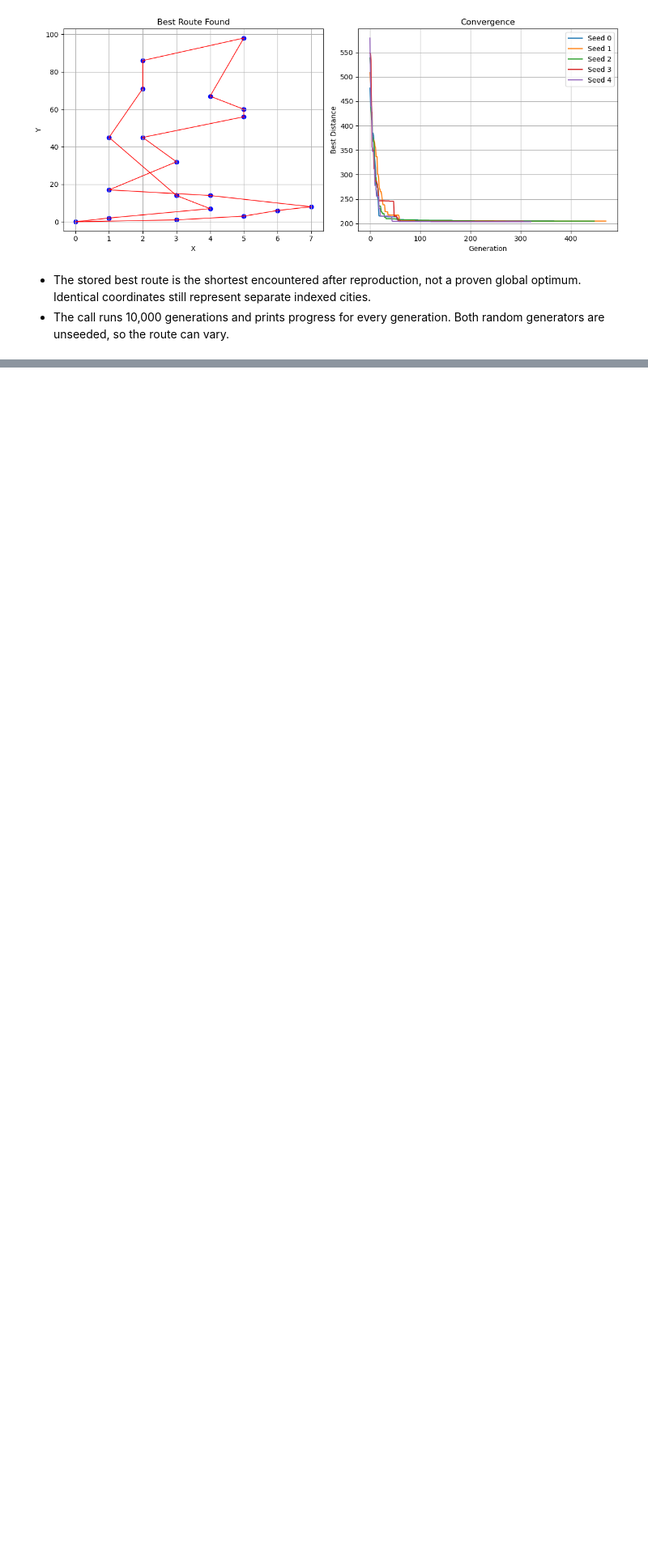
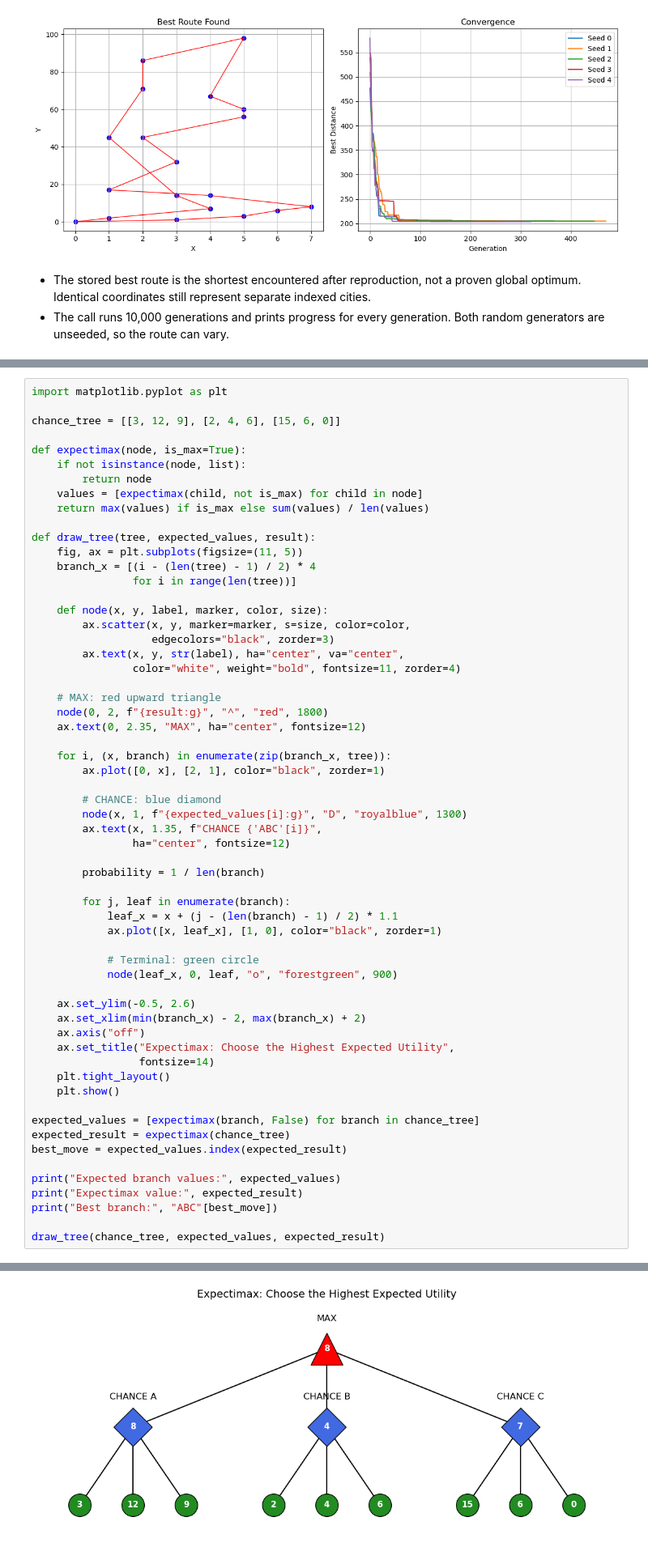
Before and after one commit to jalil-piran/AI, a Jupyter notebook: AI_2026.ipynb, the cells around one changed output, grey strips where cells are left out. Shown at 81% size. Saved outputs shown, nothing was run; the diff lists cells and outputs as text; blank space fills up the shorter version.

```diff
--- a/AI_2026.ipynb
+++ b/AI_2026.ipynb
@@ -1867,0 +2633,61 @@ Best distance found: 203.5911
+# %%
+import matplotlib.pyplot as plt
+
+chance_tree = [[3, 12, 9], [2, 4, 6], [15, 6, 0]]
+
+def expectimax(node, is_max=True):
+    if not isinstance(node, list):
+        return node
+    values = [expectimax(child, not is_max) for child in node]
+    return max(values) if is_max else sum(values) / len(values)
+
+def draw_tree(tree, expected_values, result):
+    fig, ax = plt.subplots(figsize=(11, 5))
+    branch_x = [(i - (len(tree) - 1) / 2) * 4
+                for i in range(len(tree))]
+
+    def node(x, y, label, marker, color, size):
+        ax.scatter(x, y, marker=marker, s=size, color=color,
+                   edgecolors="black", zorder=3)
+        ax.text(x, y, str(label), ha="center", va="center",
+                color="white", weight="bold", fontsize=11, zorder=4)
+
+    # MAX: red upward triangle
+    node(0, 2, f"{result:g}", "^", "red", 1800)
+    ax.text(0, 2.35, "MAX", ha="center", fontsize=12)
+
+    for i, (x, branch) in enumerate(zip(branch_x, tree)):
+        ax.plot([0, x], [2, 1], color="black", zorder=1)
+
+        # CHANCE: blue diamond
+        node(x, 1, f"{expected_values[i]:g}", "D", "royalblue", 1300)
+        ax.text(x, 1.35, f"CHANCE {'ABC'[i]}",
+                ha="center", fontsize=12)
+
+        probability = 1 / len(branch)
+
+        for j, leaf in enumerate(branch):
+            leaf_x = x + (j - (len(branch) - 1) / 2) * 1.1
+            ax.plot([x, leaf_x], [1, 0], color="black", zorder=1)
+
+            # Terminal: green circle
+            node(leaf_x, 0, leaf, "o", "forestgreen", 900)
+
+    ax.set_ylim(-0.5, 2.6)
+    ax.set_xlim(min(branch_x) - 2, max(branch_x) + 2)
+    ax.axis("off")
+    ax.set_title("Expectimax: Choose the Highest Expected Utility",
+                 fontsize=14)
+    plt.tight_layout()
+    plt.show()
+
+expected_values = [expectimax(branch, False) for branch in chance_tree]
+expected_result = expectimax(chance_tree)
+best_move = expected_values.index(expected_result)
+
+print("Expected branch values:", expected_values)
+print("Expectimax value:", expected_result)
+print("Best branch:", "ABC"[best_move])
+
+draw_tree(chance_tree, expected_values, expected_result)
+# %% [output]
@@ -1867,0 +2697 @@ Best distance found: 203.5911
+[figure, added]
```
Also changed, not shown: parts of 27 cells of this notebook.
